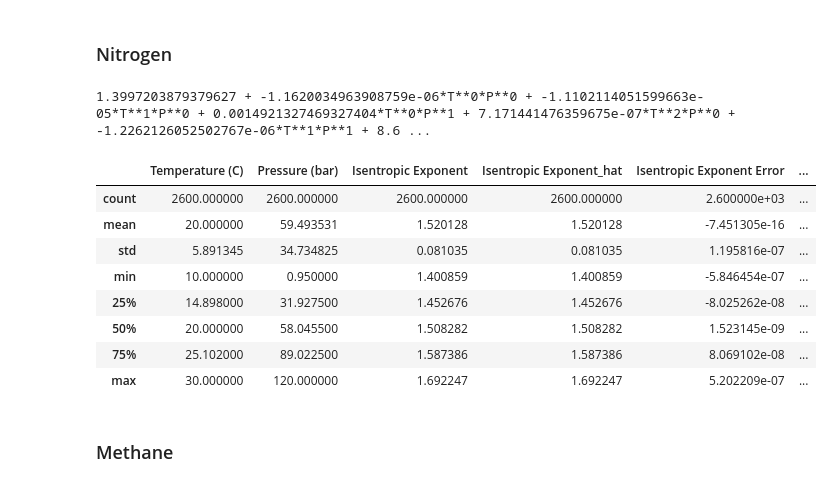
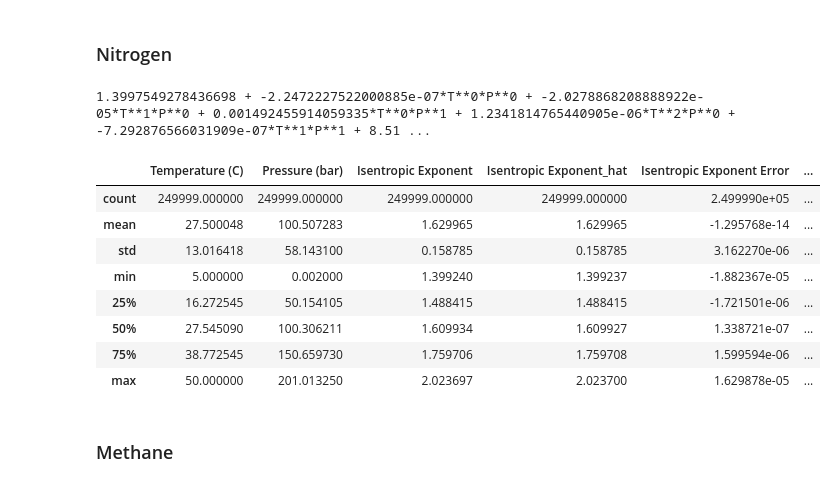
Before and after one commit to josephmcg16/primary-gas-fluid-properties, a Jupyter notebook: post_process.ipynb, the cells around one changed output. Cells and saved outputs as stored; diff of their text form; code cells hidden in the pictures.

```diff
--- a/post_process.ipynb
+++ b/post_process.ipynb
@@ -377,32 +388,32 @@ df_isentropic_exponent.describe()
 # %%
 """Isentropic Exponent Fit Example Code with inputs for temperature and pressure in degrees Celsius and bar(a), respectively."""
 
 from fit_fluid_properties import fit_isentropic_exponent
 
 params = {
     "reference_data_directory": "data",
-    "reference_data_filename": "N2 Nist Properties 0.002-130 bar.xlsx",
-    "reference_fluid": "N2",
+    "reference_data_filename": "NITROGEN PROPERTIES.xlsx",
+    "reference_fluid": "NITROGEN",
     "model_poly_degree": 6,
 }
 
 df_isentropic_exponent, functional_form_text_isentropic_exponent = (
     fit_isentropic_exponent(params)
 )
 
 print(functional_form_text_isentropic_exponent)
 df_isentropic_exponent.describe()
 # %% [output]
-1.3997203879379627 + -1.1620034963908759e-06*T**0*P**0 + -1.1102114051599663e-05*T**1*P**0 + 0.0014921327469327404*T**0*P**1 + 7.171441476359675e-07*T**2*P**0 + -1.2262126052502767e-06*T**1*P**1 + 8.6 ...
+1.3997549278436698 + -2.2472227522000885e-07*T**0*P**0 + -2.0278868208888922e-05*T**1*P**0 + 0.001492455914059335*T**0*P**1 + 1.2341814765440905e-06*T**2*P**0 + -7.292876566031909e-07*T**1*P**1 + 8.51 ...
 |  | Temperature (C) | Pressure (bar) | Isentropic Exponent | Isentropic Exponent_hat | Isentropic Exponent Error | ... |
-| count | 2600.000000 | 2600.000000 | 2600.000000 | 2600.000000 | 2.600000e+03 | ... |
-| mean | 20.000000 | 59.493531 | 1.520128 | 1.520128 | -7.451305e-16 | ... |
-| std | 5.891345 | 34.734825 | 0.081035 | 0.081035 | 1.195816e-07 | ... |
-| min | 10.000000 | 0.950000 | 1.400859 | 1.400859 | -5.846454e-07 | ... |
-| 25% | 14.898000 | 31.927500 | 1.452676 | 1.452676 | -8.025262e-08 | ... |
-| 50% | 20.000000 | 58.045500 | 1.508282 | 1.508282 | 1.523145e-09 | ... |
-| 75% | 25.102000 | 89.022500 | 1.587386 | 1.587386 | 8.069102e-08 | ... |
-| max | 30.000000 | 120.000000 | 1.692247 | 1.692247 | 5.202209e-07 | ... |
+| count | 249999.000000 | 249999.000000 | 249999.000000 | 249999.000000 | 2.499990e+05 | ... |
+| mean | 27.500048 | 100.507283 | 1.629965 | 1.629965 | -1.295768e-14 | ... |
+| std | 13.016418 | 58.143100 | 0.158785 | 0.158785 | 3.162270e-06 | ... |
+| min | 5.000000 | 0.002000 | 1.399240 | 1.399237 | -1.882367e-05 | ... |
+| 25% | 16.272545 | 50.154105 | 1.488415 | 1.488415 | -1.721501e-06 | ... |
+| 50% | 27.545090 | 100.306211 | 1.609934 | 1.609927 | 1.338721e-07 | ... |
+| 75% | 38.772545 | 150.659730 | 1.759706 | 1.759708 | 1.599594e-06 | ... |
+| max | 50.000000 | 201.013250 | 2.023697 | 2.023700 | 1.629878e-05 | ... |
 # %% [markdown]
 ### Methane
 # %%
```
Also changed, not shown: parts of 9 cells of this notebook.
